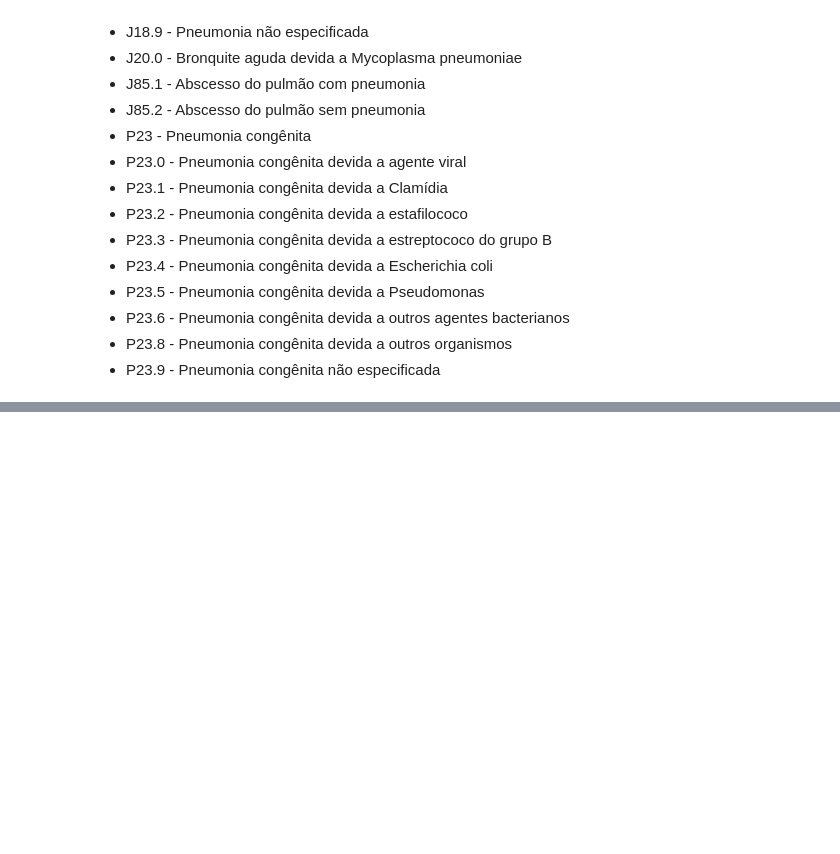
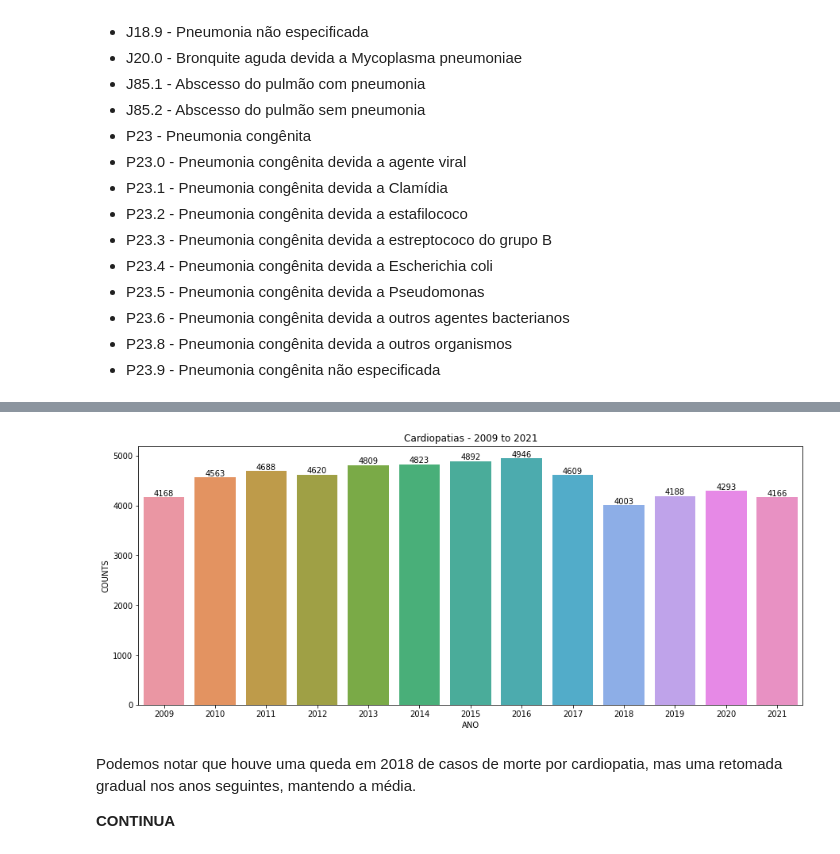
Before and after one commit to marciopmm/Estudo_COVID-19, a Jupyter notebook: Dados.ipynb, the cells around one changed output, grey strips where cells are left out. Saved outputs shown, nothing was run; the diff lists cells and outputs as text; code cells hidden in the pictures; blank space fills up the shorter version.

Commit message:
Adição de Cardiopatias no estudo

```diff
--- a/Dados.ipynb
+++ b/Dados.ipynb
@@ -372,0 +390,29 @@ Esta diferença é quase nula quando se trata dos números de 2020 e 2021 (69501
+# %%
+card_codes = [
+    "I51",
+    "I510",
+    "I511",
+    "I512",
+    "I513",
+    "I514",
+    "I515",
+    "I516",
+    "I517",
+    "I518",
+    "I519"
+]
+df_cardio = df_tratado[df_tratado['CAUSABAS'].isin(card_codes)]
+cardio_por_ano = df_cardio.groupby(['ANO']).size().reset_index(name='COUNTS')
+
+plt.figure(figsize=(15,6))
+plt.title('Cardiopatias - 2009 to 2021')
+ax = sns.barplot(x='ANO', y='COUNTS', data=cardio_por_ano)
+ax.bar_label(ax.containers[0])
+#sns.lineplot(data=pneumonia_por_ano['COUNTS'])
+plt.show()
+# %% [output]
+[figure, added]
+# %% [markdown]
+Podemos notar que houve uma queda em 2018 de casos de morte por cardiopatia, mas uma retomada gradual nos anos seguintes, mantendo a média.
+
+**CONTINUA**
```
Also changed, not shown: parts of 7 cells of this notebook.
